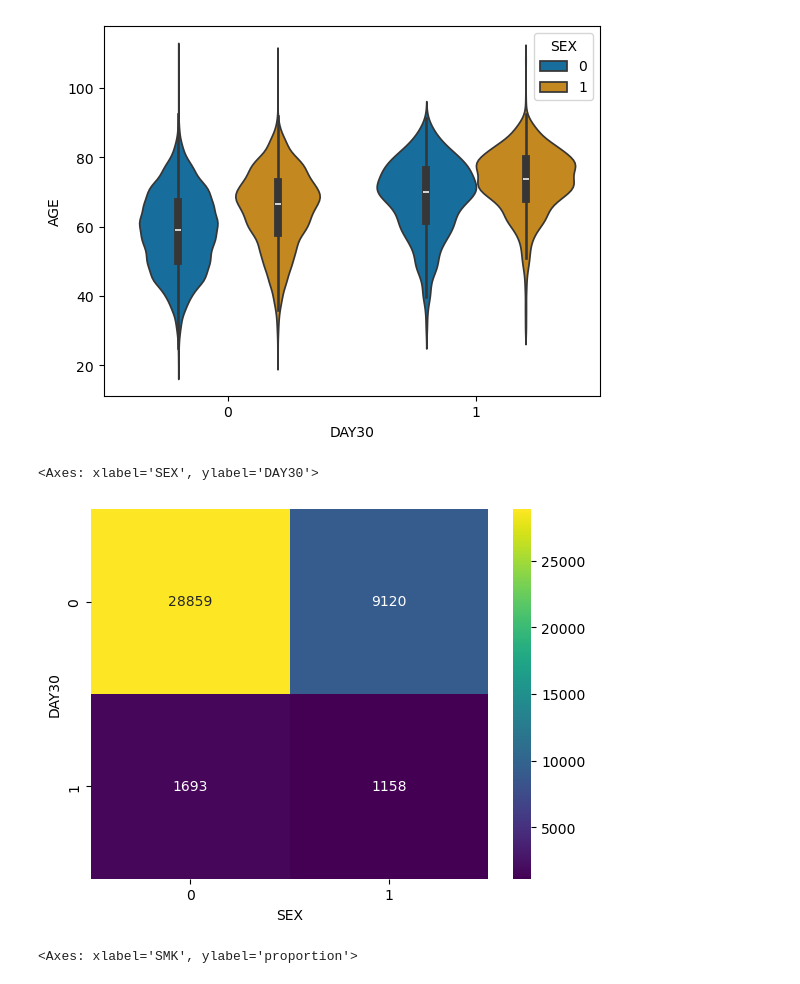
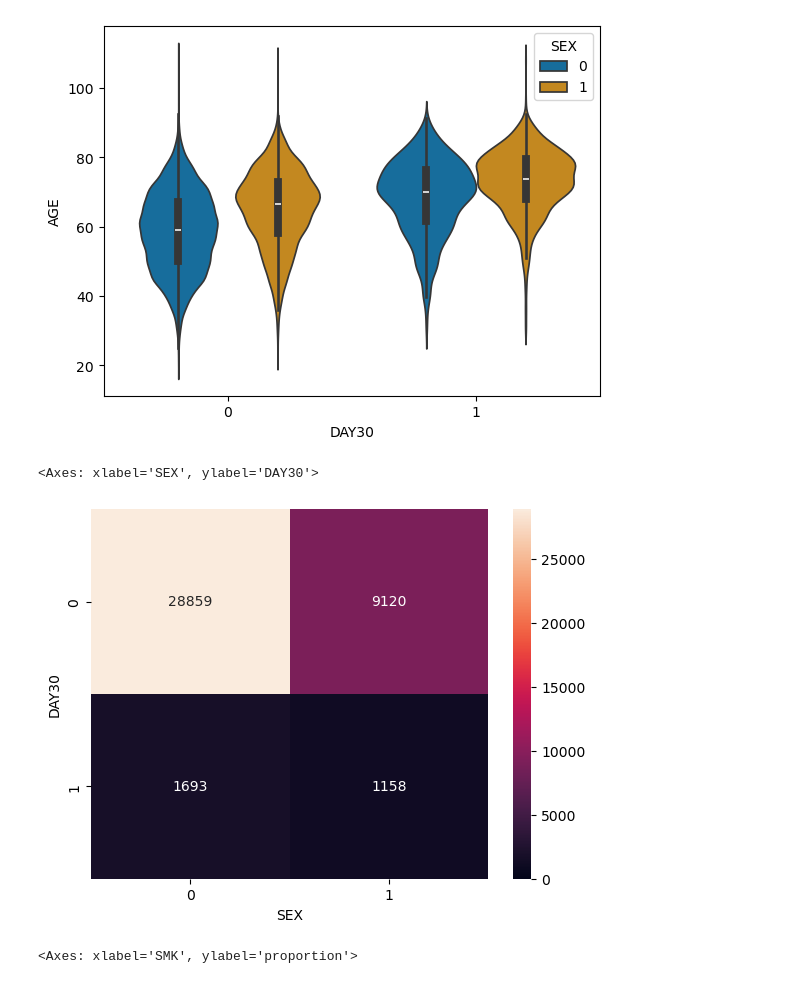
Before and after one commit to Neclow/d3a_fairness_hackathon, a Jupyter notebook: day4.ipynb, the cells around one changed output. Saved outputs shown, nothing was run; the diff lists cells and outputs as text; code cells hidden in the pictures.

Commit message:
:hammer: add scaling + extra EDA plots

```diff
--- a/day4.ipynb
+++ b/day4.ipynb
@@ -70,16 +80,16 @@ sns.violinplot(
 # %%
 sns.heatmap(
     pd.crosstab(
         data.DAY30,
         data.SEX
     ),
     annot=True,
     fmt="d",
-    cmap="viridis"
+    vmin=0
 )
 # %% [output]
 <Axes: xlabel='SEX', ylabel='DAY30'>
-[figure, old version]
+[figure, new version]
 # %%
 sns.countplot(
     x="SMK",
```
Also changed, not shown: parts of 7 cells of this notebook.
